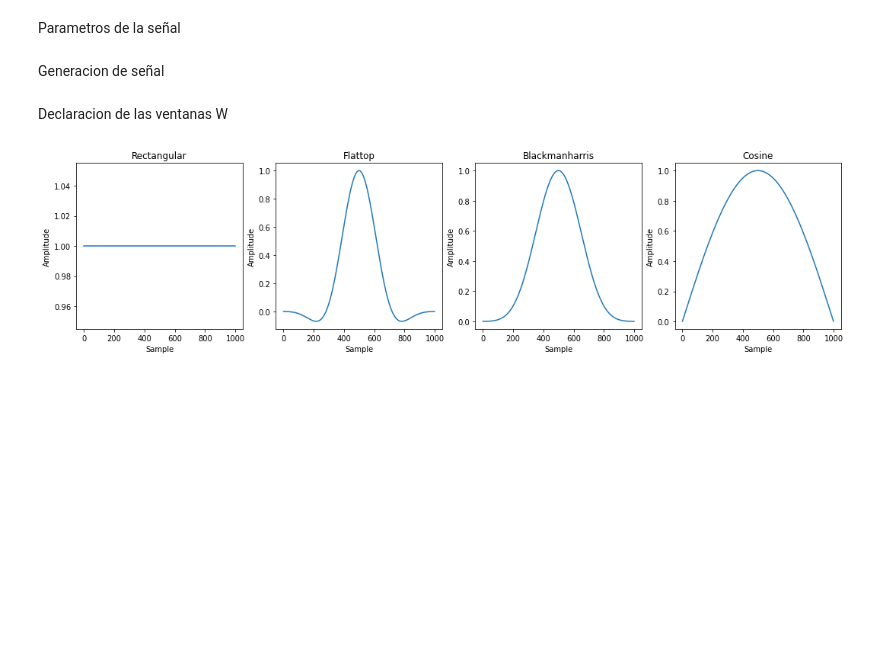
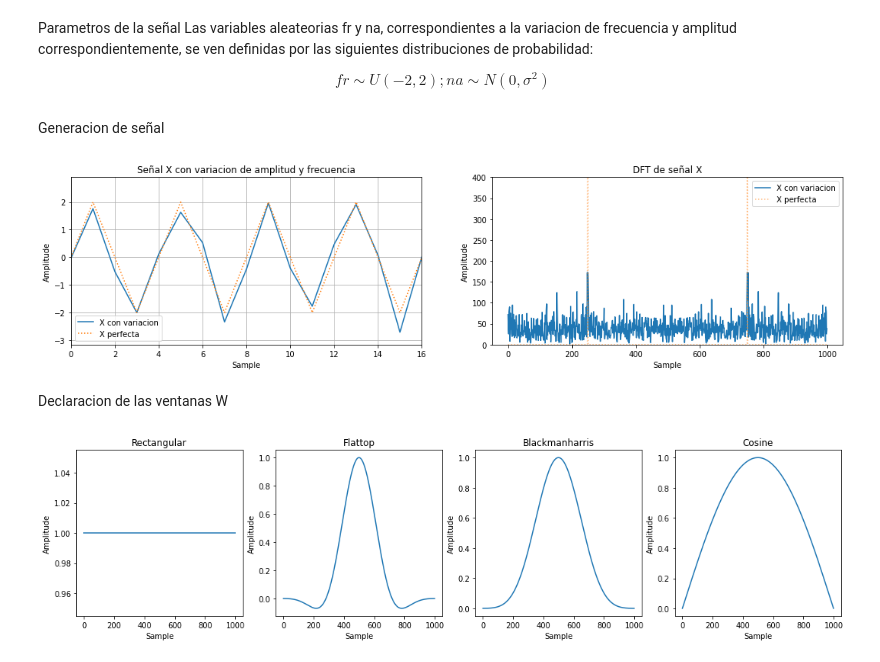
Before and after one commit to mnoe893/PDS_UTNBA_2025, a Jupyter notebook: TS6_estimacion_espectral.ipynb, the cells around one changed output. Saved outputs shown, nothing was run; the diff lists cells and outputs as text; code cells hidden in the pictures; blank space fills up the shorter version.

Commit message:
Mejoras visuales

```diff
--- a/TS6_estimacion_espectral.ipynb
+++ b/TS6_estimacion_espectral.ipynb
@@ -10,24 +16,40 @@ from numpy.fft import fft
 from scipy.signal import windows
 # %% [markdown]
 Parametros de la señal
+Las variables aleateorias fr y na, correspondientes a la variacion de frecuencia y amplitud correspondientemente, se ven definidas por las siguientes distribuciones de probabilidad:
+
+$$ fr∼U(−2,2);na∼N(0,σ^{2}) $$
 # %%
 fs = 1000       # Frecuencia de muestreo [Hz]
 N = fs          # cantidad de muestras
-fo = fs/4       # [Hz]
 
-# Declaro arr de variables aleatorias
-fr = np.random.uniform(-2, 2, N) #Incertidumbre de frecuencia
-sigma = 1
-na = np.random.normal(0, sigma, N) #Incertidumbre de amplitud
+a0 = 2                              #Amplitud señal
+sigma = np.sqrt(1/10)               # SNR de 10dB
+na = np.random.normal(0, sigma, N)  #Incertidumbre de amplitud
 
-a0 = 2 #Amplitud señal
-omega0 = np.pi/2 #Frecuencia señal
-omega1 = omega0 + fr * ((2*np.pi) / N) #Frecuencia con incertidumbre
+omega0 = np.pi/2                        #Frecuencia señal [Hz]
+fr = np.random.uniform(-2, 2, N)        #Incertidumbre de frecuencia
+omega1 = omega0 + fr*((2*np.pi) / N)   #Frecuencia con incertidumbre
 # %% [markdown]
 Generacion de señal
 # %%
-k = np.arange(N) #Array de enteros de 0 a N-1
-x = a0 * np.sin(omega1*k) + na
+k = np.arange(N)                #Array de enteros de 0 a N-1
+x = a0 * np.sin(omega1*k) + na  #
+x_limpia= a0 * np.sin(omega0*k)
+
+fft_x = np.abs(fft(x))
+fft_x_limpia = np.abs(fft(x_limpia))
+
+plt.figure(figsize=(18, 4))
+plt.subplot(1,2,1)
+plt.plot(x, label="X con variacion"); plt.plot(x_limpia, label="X perfecta", linestyle=':'); plt.title("Señal X con variacion de amplitud y frecuencia")
+plt.ylabel("Amplitude"); plt.xlabel("Sample"); plt.xlim(0, 4*(2*np.pi)/omega0); plt.legend(); plt.grid()
+plt.subplot(1,2,2)
+plt.plot(fft_x, label="X con variacion"); plt.plot(fft_x_limpia, label="X perfecta", linestyle=':', alpha=0.5); plt.title("DFT de señal X");
+plt.ylabel("Amplitude"); plt.xlabel("Sample"); plt.legend(); plt.ylim(0,400)
+plt.show()
+# %% [output]
+[figure, added]
 # %% [markdown]
 Declaracion de las ventanas W
 # %%
```
Also changed, not shown: parts of 6 cells of this notebook.
